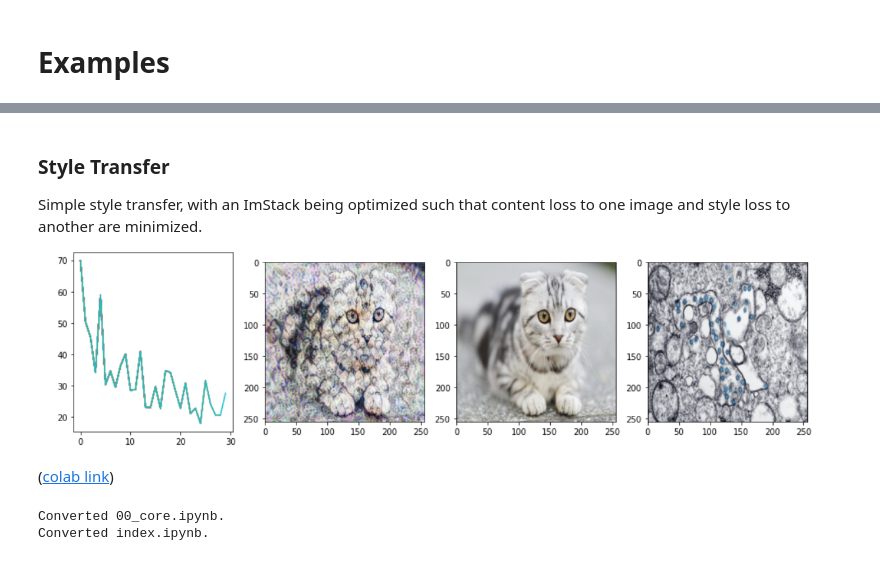
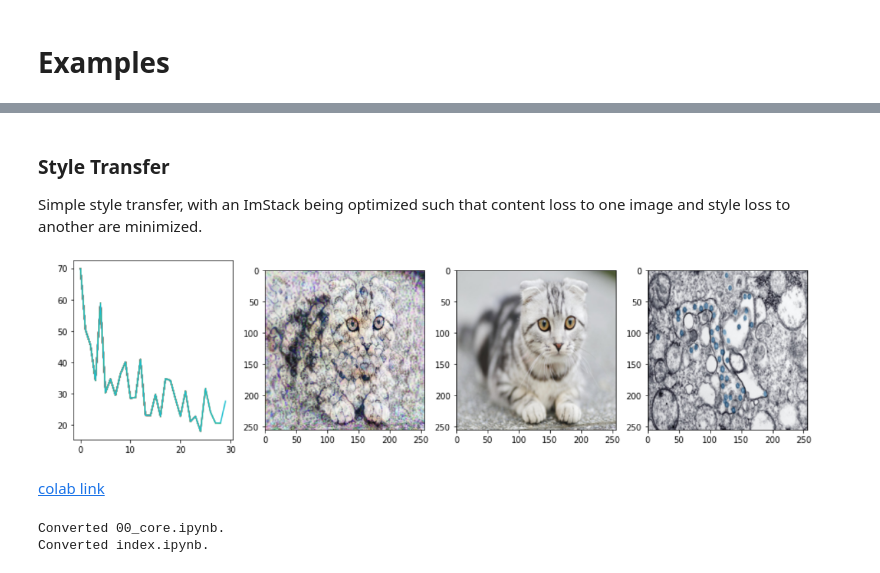
Before and after one commit to johnowhitaker/imstack, a Jupyter notebook: index.ipynb, the cells around one changed output, grey strips where cells are left out. Saved outputs shown, nothing was run; the diff lists cells and outputs as text; code cells hidden in the pictures.

```diff
--- a/index.ipynb
+++ b/index.ipynb
@@ -70,11 +71,12 @@ Very fast text-to-image, using CLIP to calculate a loss that measures how well t
 # %% [markdown]
 ### Style Transfer
-
 Simple style transfer, with an ImStack being optimized such that content loss to one image and style loss to another are minimized.
-
-![image](embedded-picture-1)
-
-([colab link](https://colab.research.google.com/drive/1Zh3OxXE0OWqwzrAhvUBX2VtRBgz87ahQ?usp=sharing))
+# %%
+Image.open('style_tf_eg.png')
+# %% [output]
+[figure, added]
+# %% [markdown]
+[colab link](https://colab.research.google.com/drive/1Zh3OxXE0OWqwzrAhvUBX2VtRBgz87ahQ?usp=sharing)
 # %%
 #hide
 from nbdev.export import notebook2script; notebook2script() # Export via nbdev
```
Also changed, not shown: parts of 5 cells of this notebook, 10 other files.
